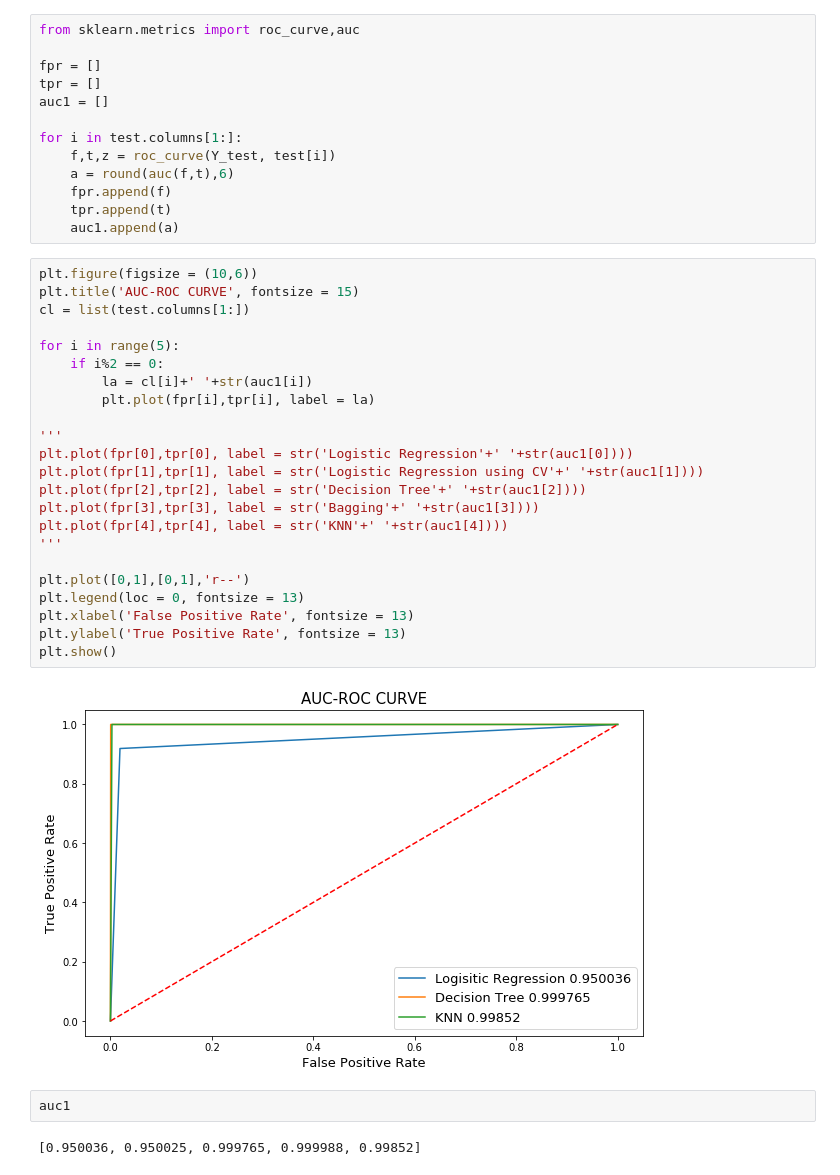
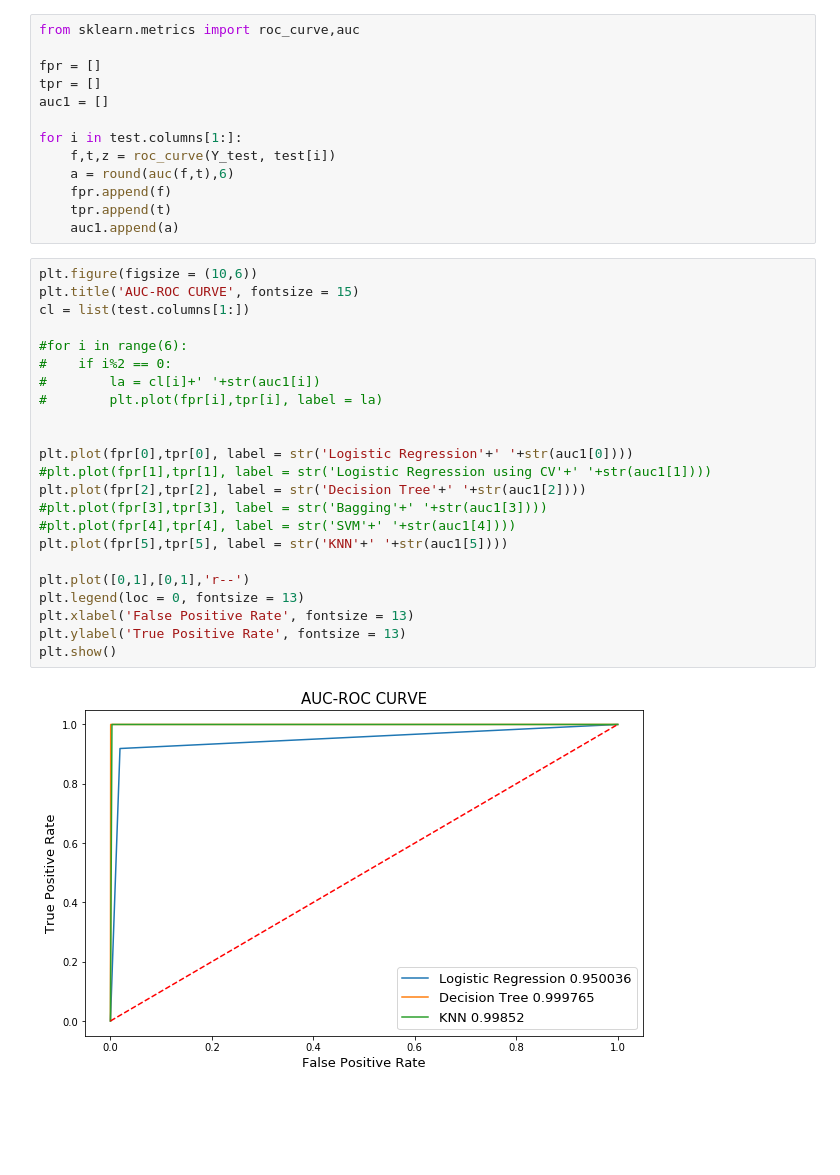
Before and after one commit to Rachit005/Python, a Jupyter notebook: Credit Card Fraud Analysis/Credit Card.ipynb, the cells around one changed output. Cells and saved outputs as stored; diff of their text form; blank space fills up the shorter version.

```diff
--- a/Credit Card Fraud Analysis/Credit Card.ipynb
+++ b/Credit Card Fraud Analysis/Credit Card.ipynb
@@ -344,29 +370,25 @@ for i in test.columns[1:]:
 # %%
 plt.figure(figsize = (10,6))
 plt.title('AUC-ROC CURVE', fontsize = 15)
 cl = list(test.columns[1:])
 
-for i in range(5):
-    if i%2 == 0:
-        la = cl[i]+' '+str(auc1[i])
-        plt.plot(fpr[i],tpr[i], label = la)
+#for i in range(6):
+#    if i%2 == 0:
+#        la = cl[i]+' '+str(auc1[i])
+#        plt.plot(fpr[i],tpr[i], label = la)
 
-'''
+
 plt.plot(fpr[0],tpr[0], label = str('Logistic Regression'+' '+str(auc1[0])))
-plt.plot(fpr[1],tpr[1], label = str('Logistic Regression using CV'+' '+str(auc1[1])))
+#plt.plot(fpr[1],tpr[1], label = str('Logistic Regression using CV'+' '+str(auc1[1])))
 plt.plot(fpr[2],tpr[2], label = str('Decision Tree'+' '+str(auc1[2])))
-plt.plot(fpr[3],tpr[3], label = str('Bagging'+' '+str(auc1[3])))
-plt.plot(fpr[4],tpr[4], label = str('KNN'+' '+str(auc1[4])))
-'''
+#plt.plot(fpr[3],tpr[3], label = str('Bagging'+' '+str(auc1[3])))
+#plt.plot(fpr[4],tpr[4], label = str('SVM'+' '+str(auc1[4])))
+plt.plot(fpr[5],tpr[5], label = str('KNN'+' '+str(auc1[5])))
 
 plt.plot([0,1],[0,1],'r--')
 plt.legend(loc = 0, fontsize = 13)
 plt.xlabel('False Positive Rate', fontsize = 13)
 plt.ylabel('True Positive Rate', fontsize = 13)
 plt.show()
 # %% [output]
-[figure, old version]
+[figure, new version]
-# %%
-auc1
-# %% [output]
-[0.950036, 0.950025, 0.999765, 0.999988, 0.99852]
```
Also changed, not shown: parts of 3 cells of this notebook, 2 other files.
